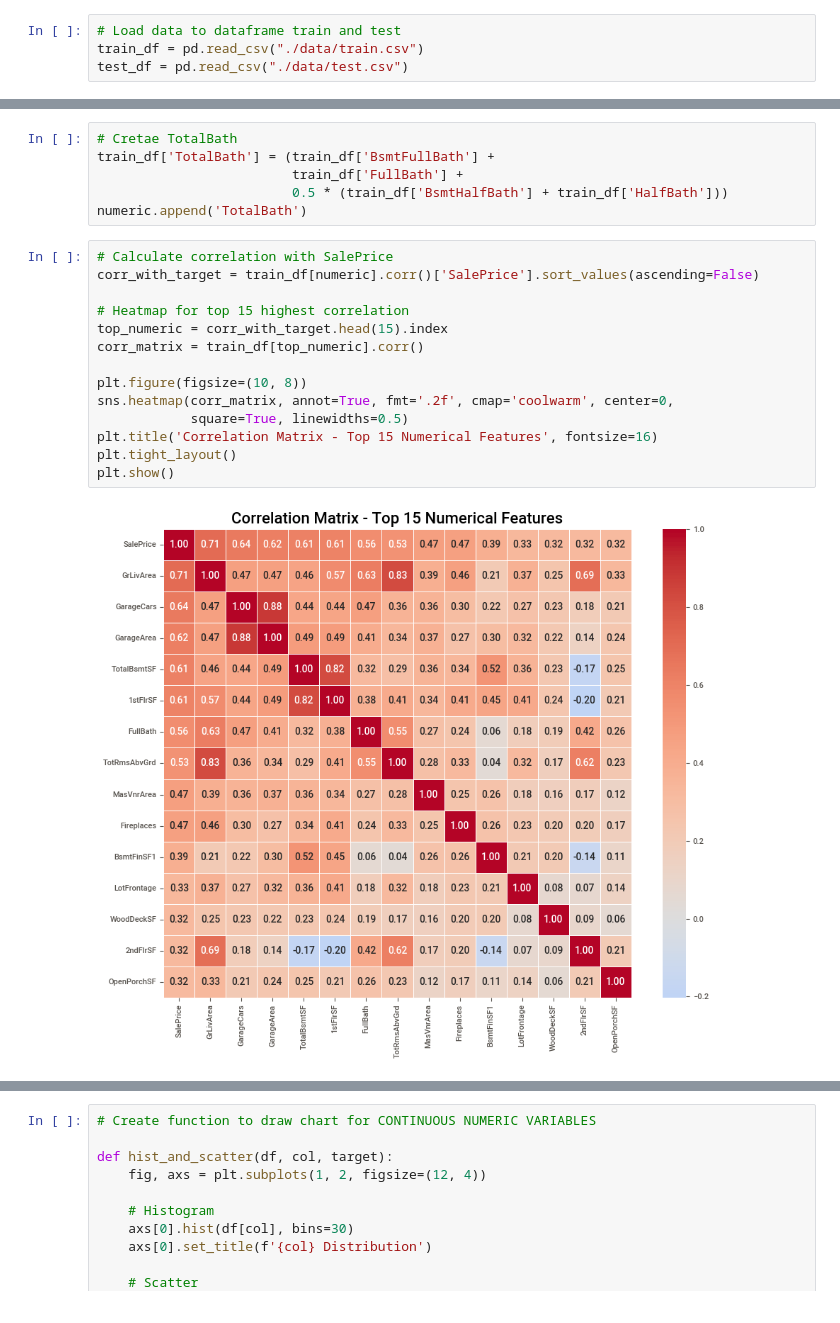
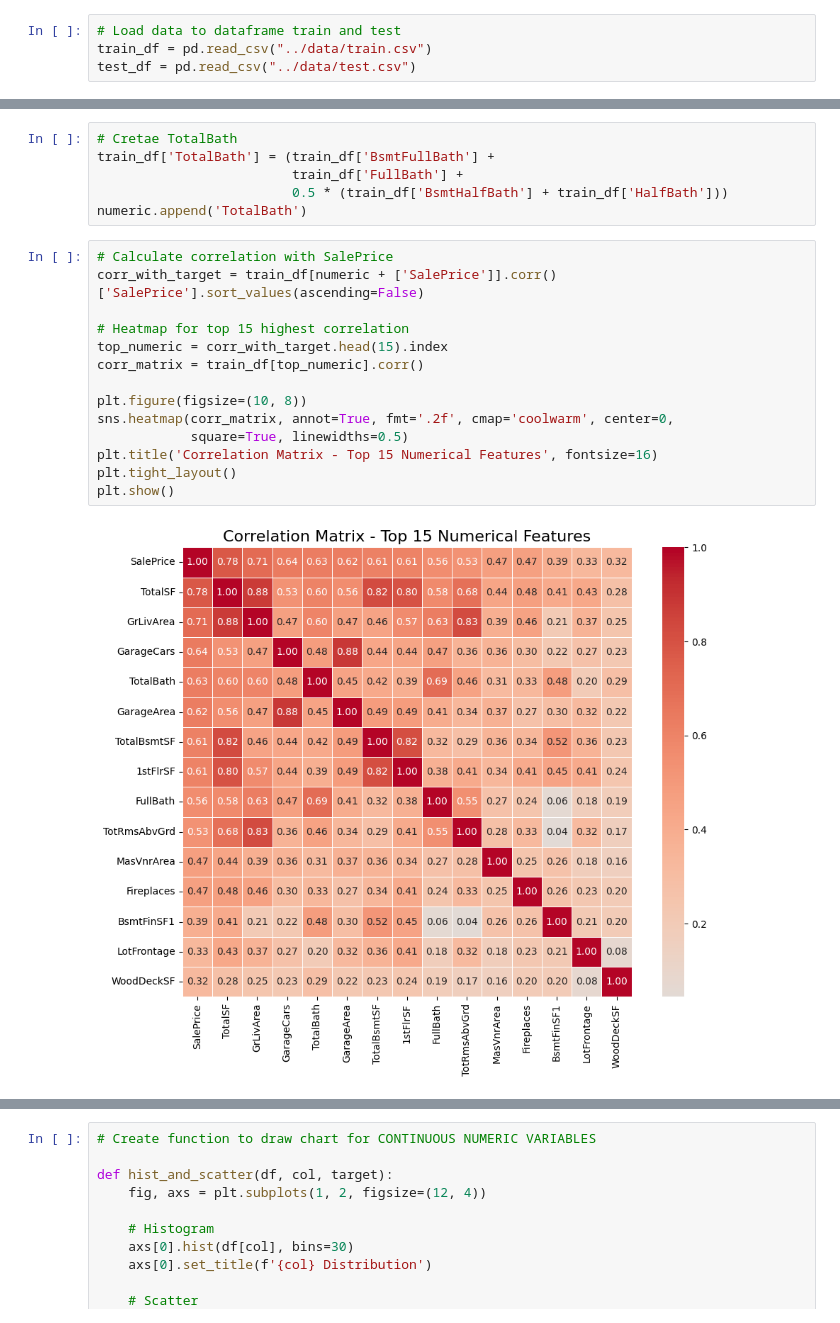
Before and after one commit to nh-adorie/adorie-data-projects, a Jupyter notebook: house-prices/notebook/01_eda_features_engineering.ipynb, the cells around one changed output, grey strips where cells are left out. Cells and saved outputs as stored; diff of their text form.

```diff
--- a/house-prices/notebook/01_eda_features_engineering.ipynb
+++ b/house-prices/notebook/01_eda_features_engineering.ipynb
@@ -42,8 +46,8 @@ from scipy.stats import f_oneway
 pd.set_option('display.max_columns', None)
 # %%
 # Load data to dataframe train and test
-train_df = pd.read_csv("./data/train.csv")
-test_df = pd.read_csv("./data/test.csv")
+train_df = pd.read_csv("../data/train.csv")
+test_df = pd.read_csv("../data/test.csv")
 # %%
 # Display the first few row of the data
 train_df.head()
@@ -254,20 +260,20 @@ train_df['TotalBath'] = (train_df['BsmtFullBath'] +
 numeric.append('TotalBath')
 # %%
 # Calculate correlation with SalePrice
-corr_with_target = train_df[numeric].corr()['SalePrice'].sort_values(ascending=False)
+corr_with_target = train_df[numeric + ['SalePrice']].corr()['SalePrice'].sort_values(ascending=False)
 
 # Heatmap for top 15 highest correlation
 top_numeric = corr_with_target.head(15).index
 corr_matrix = train_df[top_numeric].corr()
 
 plt.figure(figsize=(10, 8))
 sns.heatmap(corr_matrix, annot=True, fmt='.2f', cmap='coolwarm', center=0,
             square=True, linewidths=0.5)
 plt.title('Correlation Matrix - Top 15 Numerical Features', fontsize=16)
 plt.tight_layout()
 plt.show()
 # %% [output]
-[figure, old version]
+[figure, new version]
 # %%
 # ANOVA F-statistic for categorical x
 all_categorical = categorical_nominal + categorical_ordinal + boolean
```
Also changed, not shown: parts of 24 cells of this notebook, 4 other files.
